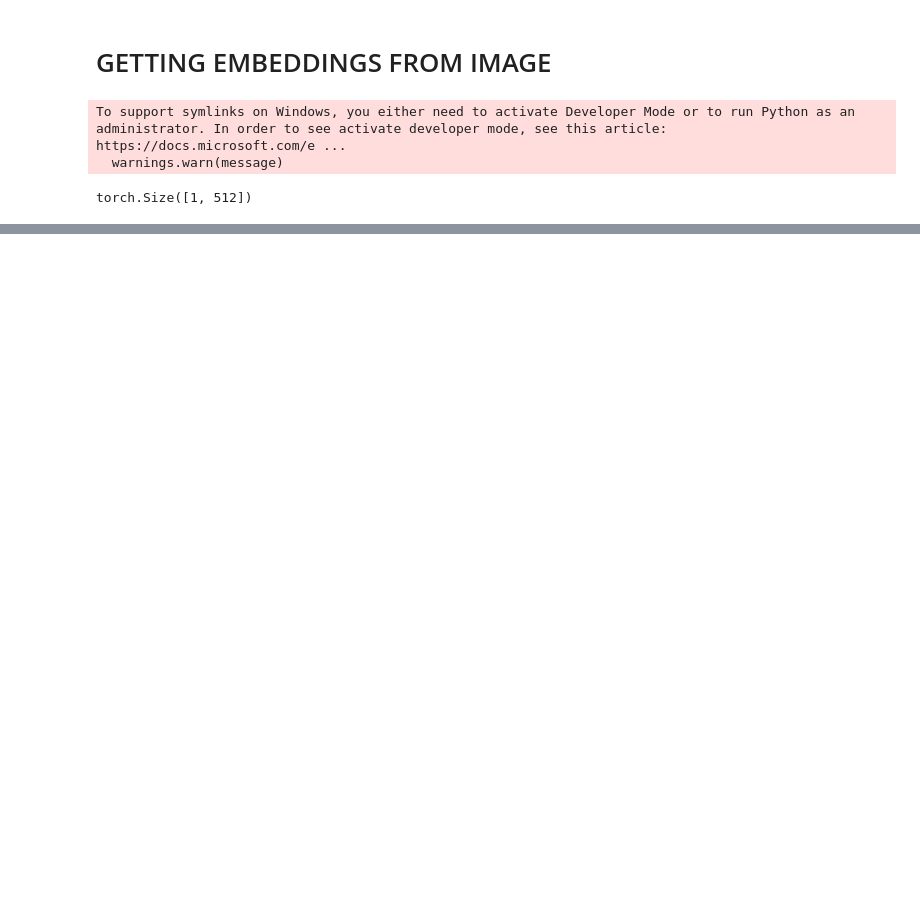
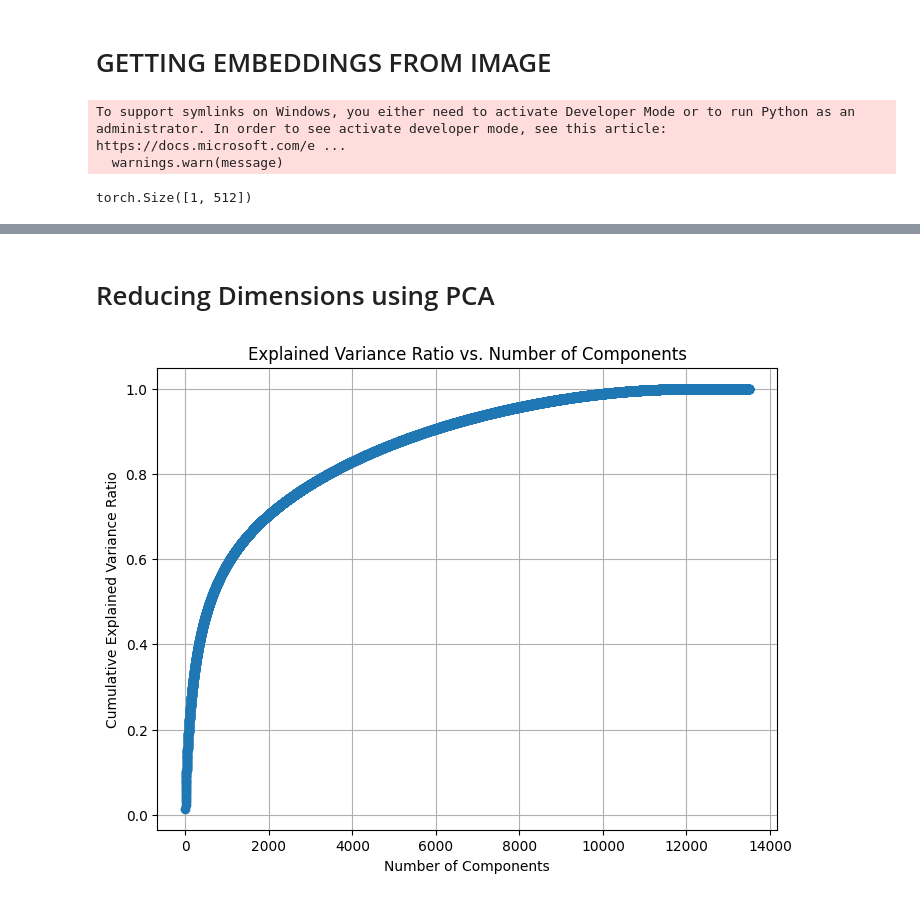
Before and after one commit to Brandonnl/Calorie-Estimator, a Jupyter notebook: processing.ipynb, the cells around one changed output, grey strips where cells are left out. Saved outputs shown, nothing was run; the diff lists cells and outputs as text; code cells hidden in the pictures; blank space fills up the shorter version.

```diff
--- a/processing.ipynb
+++ b/processing.ipynb
@@ -28,7 +27,8 @@ True
 measurements = (['tablespoon', 'tbsp', 'teaspoon', 'tsp', 'cup', 'pint', 'pt',
                  'quart', 'qt', 'gallon', 'gal', 'ounce', 'ounc', 'ounces', 'oz', 'fluid', 'fl', 'pound',
                  'lb', 'liter', 'litre', 'l', 'ml', 'gram', 'g', 'inch', 'diameter', 'meter', 'medium',
-                 'grill', 'cm', 'handful', 'size', 'firm', 'cupsg', 'cupsml', 'x', 'little'])
+                 'grill', 'cm', 'handful', 'size', 'firm', 'cupsg', 'cupsml', 'x', 'little', 'divided',
+                 'total', 'more'])
 # %%
 is_noun = lambda pos: pos[:2] == 'NN'
 stemmer = nltk.stem.PorterStemmer()
@@ -53,7 +53,7 @@ def parse_ingredients(row):
         ingredients.append(joined)
         if joined not in all_ingredients:
             all_ingredients.append(joined)
-    return ingredients
+    return ','.join(ingredients)
 # %%
 df = pd.read_csv('data/food.csv')
 
@@ -108,0 +124,4 @@ torch.Size([1, 512])
+# %%
+ingredient_strings = df['parsed_ingredients']
+vectorizer = TfidfVectorizer(tokenizer=lambda x: x.split(','))
+vectorized_documents = vectorizer.fit_transform(ingredient_strings)
@@ -108,0 +146,19 @@ torch.Size([1, 512])
+# %% [markdown]
+# Reducing Dimensions using PCA
+# %%
+pca = PCA()
+pca.fit_transform(vectorized_documents.toarray())
+
+# get explained variance ratio
+explained_variance_ratio = pca.explained_variance_ratio_
+
+# plot explained variance ratio
+plt.figure(figsize=(8, 6))
+plt.plot(np.cumsum(explained_variance_ratio), marker='o')
+plt.xlabel('Number of Components')
+plt.ylabel('Cumulative Explained Variance Ratio')
+plt.title('Explained Variance Ratio vs. Number of Components')
+plt.grid(True)
+plt.show()
+# %% [output]
+[figure, added]
```
Also changed, not shown: parts of 10 cells of this notebook, 1 other file.
